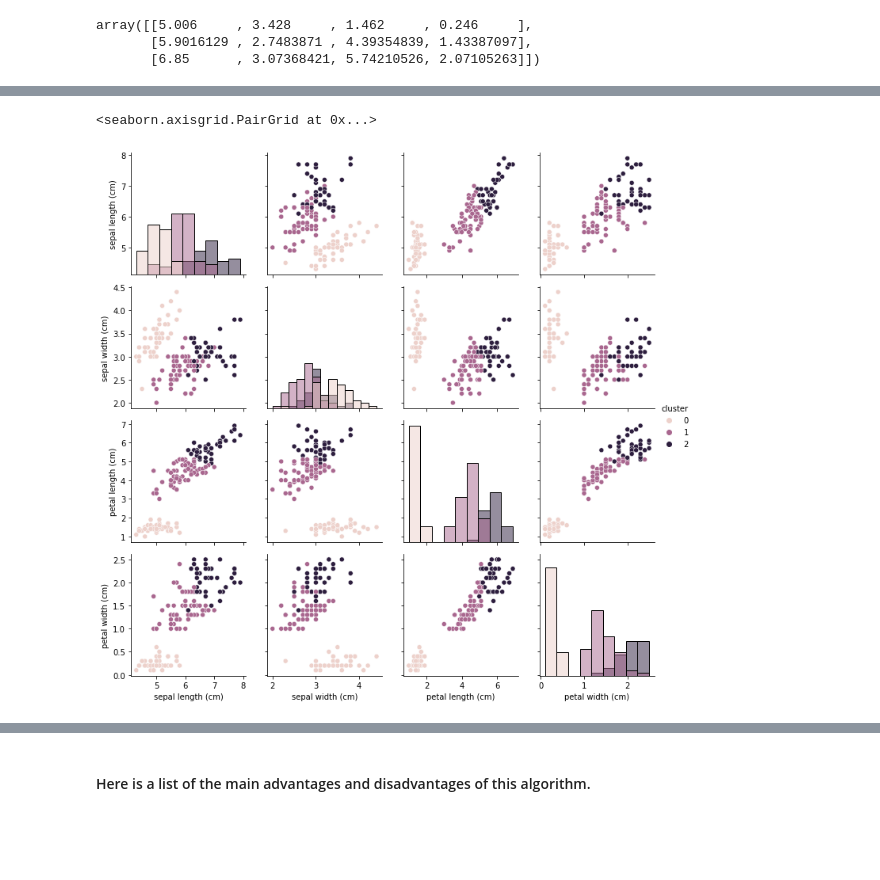
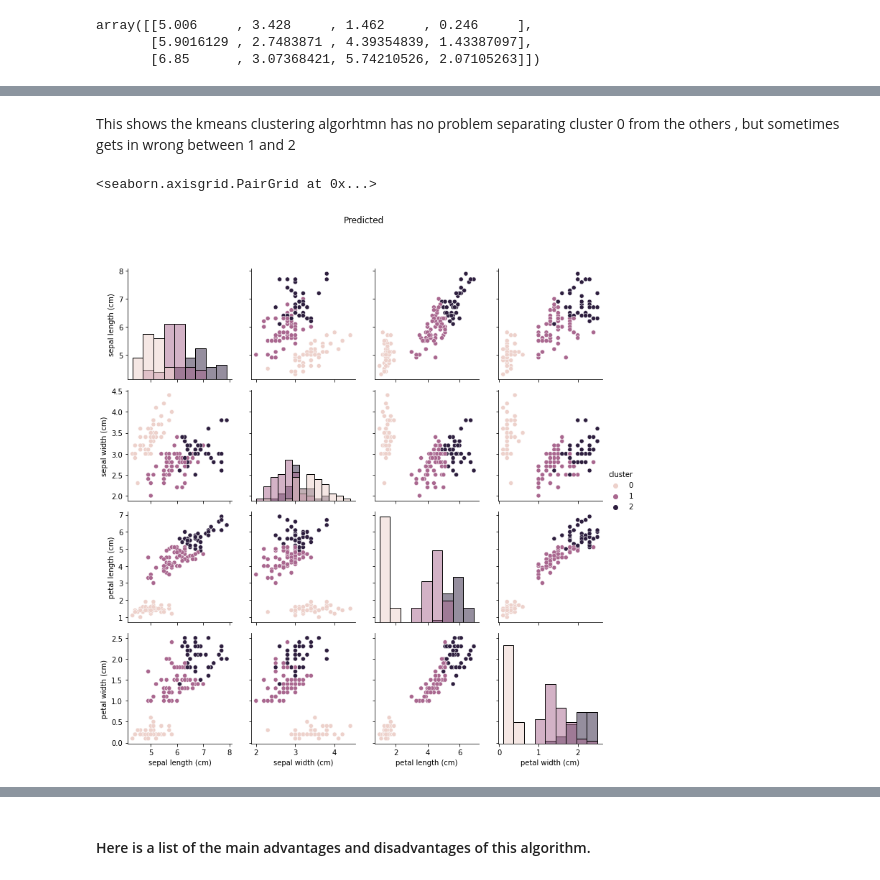
Before and after one commit to neadie/MachineLearningAndStatistics, a Jupyter notebook: tasksmachineLearningandStats.ipynb, the cells around one changed output, grey strips where cells are left out. Saved outputs shown, nothing was run; the diff lists cells and outputs as text; code cells hidden in the pictures; blank space fills up the shorter version.

```diff
--- a/tasksmachineLearningandStats.ipynb
+++ b/tasksmachineLearningandStats.ipynb
@@ -362,0 +369,6 @@ iris = datasets.load_iris()
+# %%
+iris = datasets.load_iris()
+df = pd.DataFrame(
+    iris['data'], columns=iris['feature_names']
+).assign(Species=iris['target_names'][iris['target']])
+df.head()
@@ -363,3 +615,2 @@ iris = datasets.load_iris()
 # %%
-df = pd.DataFrame(iris.data, columns=iris.feature_names)
-df.head()
+iris_df = pd.DataFrame(iris.data, columns=iris.feature_names)
@@ -389,7 +623,7 @@ distortions = []
 K = range(1,10)
 for k in K:
     kmeanModel = KMeans(n_clusters=k)
-    kmeanModel.fit(df)
+    kmeanModel.fit(iris_df)
     distortions.append(kmeanModel.inertia_)
     plt.figure(figsize=(16,8))
 plt.plot(K, distortions, 'bx-')
@@ -420,4 +654,4 @@ array([[5.006     , 3.428     , 1.462     , 0.246     ],
        [5.9016129 , 2.7483871 , 4.39354839, 1.43387097],
        [6.85      , 3.07368421, 5.74210526, 2.07105263]])
 # %%
-df['cluster'] = kmeans.labels_
+iris_df['cluster'] = kmeans.labels_
@@ -431,9 +666,12 @@ g = sns.catplot(x="sepal length (cm)", y="sepal length (cm)", hue="cluster" ,kin
+# %% [markdown]
+This shows the kmeans clustering algorhtmn has no problem separating cluster 0 from the others , but sometimes gets in wrong between 1 and 2
 # %%
-ir = sns.load_dataset("iris")
+
 g = sns.PairGrid(df, hue="cluster")
 g.map_diag(sns.histplot)
+g.fig.suptitle("Predicted", y=1.08)
 g.map_offdiag(sns.scatterplot)
 g.add_legend()
 # %% [output]
 <seaborn.axisgrid.PairGrid at 0x...>
-[figure, old version]
+[figure, new version]
```
Also changed, not shown: parts of 74 cells of this notebook, 1 other file.
